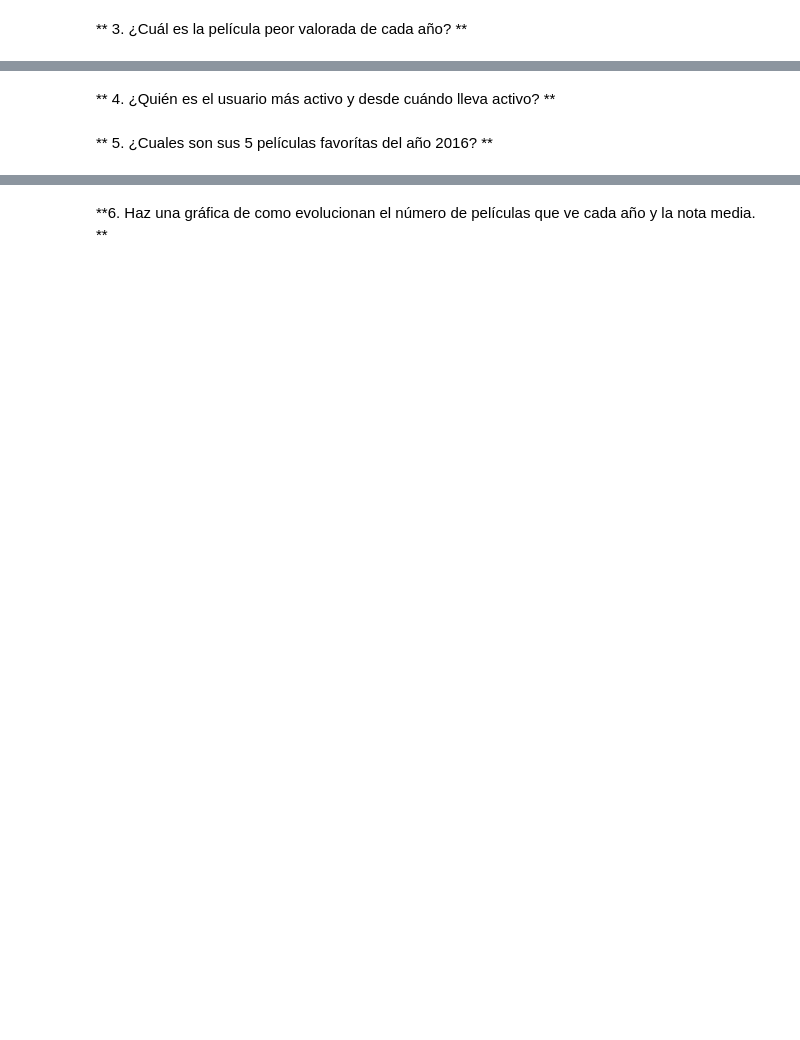
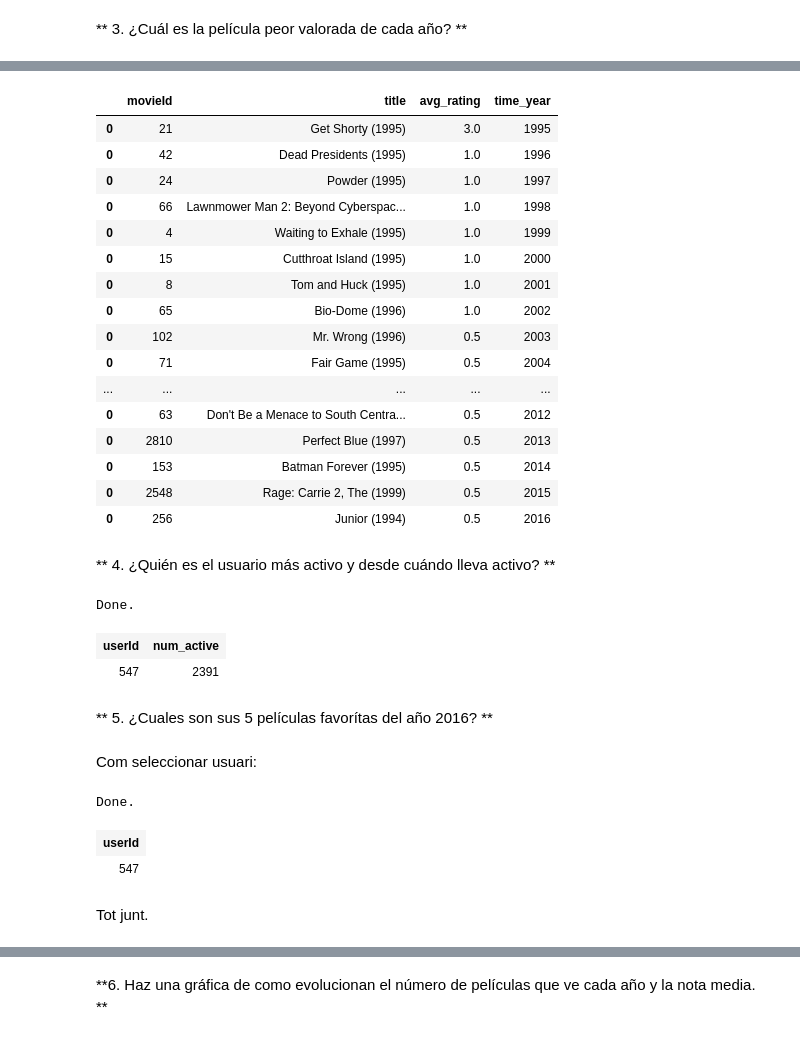
Before and after one commit to mariadelmarbibiloni/MADM-2017, a Jupyter notebook: 6 - Evaluación/1 - Evaluación SQL.ipynb, the cells around one changed output, grey strips where cells are left out. Cells and saved outputs as stored; diff of their text form; code cells hidden in the pictures; blank space fills up the shorter version.

```diff
--- a/6 - Evaluación/1 - Evaluación SQL.ipynb
+++ b/6 - Evaluación/1 - Evaluación SQL.ipynb
@@ -59,4 +205,76 @@ Recuerda que también puedes realizar queries a la base de datos usango `pandas`
+# %%
+query_years = """
+SELECT DISTINCT(strftime('%Y',timestamp)) as year
+FROM ratings
+ORDER BY strftime('%Y',timestamp) ASC
+"""
+years_unique = pd.read_sql(query_years, conn)
+# %%
+list_df = []
+for year in years_unique['year'].values:
+    query = """
+            SELECT r.movieId,
+                    m.title,
+                    AVG(r.rating) as avg_rating,
+                    strftime('%Y',timestamp) as time_year
+            FROM ratings as r
+            INNER JOIN movies as m
+            ON r.movieId = m.movieId
+            WHERE time_year='{y}'
+            GROUP BY r.movieId
+            ORDER BY avg_rating ASC
+            LIMIT 1
+            """.format(y=year)
+    df = pd.read_sql(query, conn)
+    list_df.append(df)
+
+pd.concat(list_df)
+# %% [output]
+|  | movieId | title | avg_rating | time_year |
+| 0 | 21 | Get Shorty (1995) | 3.0 | 1995 |
+| 0 | 42 | Dead Presidents (1995) | 1.0 | 1996 |
+| 0 | 24 | Powder (1995) | 1.0 | 1997 |
+| 0 | 66 | Lawnmower Man 2: Beyond Cyberspac... | 1.0 | 1998 |
+| 0 | 4 | Waiting to Exhale (1995) | 1.0 | 1999 |
+| 0 | 15 | Cutthroat Island (1995) | 1.0 | 2000 |
+| 0 | 8 | Tom and Huck (1995) | 1.0 | 2001 |
+| 0 | 65 | Bio-Dome (1996) | 1.0 | 2002 |
+| 0 | 102 | Mr. Wrong (1996) | 0.5 | 2003 |
+| 0 | 71 | Fair Game (1995) | 0.5 | 2004 |
+| ... | ... | ... | ... | ... |
+| 0 | 63 | Don't Be a Menace to South Centra... | 0.5 | 2012 |
+| 0 | 2810 | Perfect Blue (1997) | 0.5 | 2013 |
+| 0 | 153 | Batman Forever (1995) | 0.5 | 2014 |
+| 0 | 2548 | Rage: Carrie 2, The (1999) | 0.5 | 2015 |
+| 0 | 256 | Junior (1994) | 0.5 | 2016 |
 # %% [markdown]
 ** 4. ¿Quién es el usuario más activo y desde cuándo lleva activo? **
+# %%
+%%sql
+SELECT userId,
+        COUNT(*) as num_active
+FROM ratings
+GROUP BY UserId
+ORDER BY num_active DESC
+LIMIT 1
+# %% [output]
+Done.
+| userId | num_active |
+| 547 | 2391 |
 # %% [markdown]
 ** 5. ¿Cuales son sus 5 películas favorítas del año 2016? **
+# %% [markdown]
+Com seleccionar usuari:
+# %%
+%%sql
+SELECT userId
+FROM ratings
+GROUP BY UserId
+ORDER BY COUNT(*) DESC
+LIMIT 1
+# %% [output]
+Done.
+| userId |
+| 547 |
+# %% [markdown]
+Tot junt.
```
Also changed, not shown: parts of 28 cells of this notebook, 3 other files.
